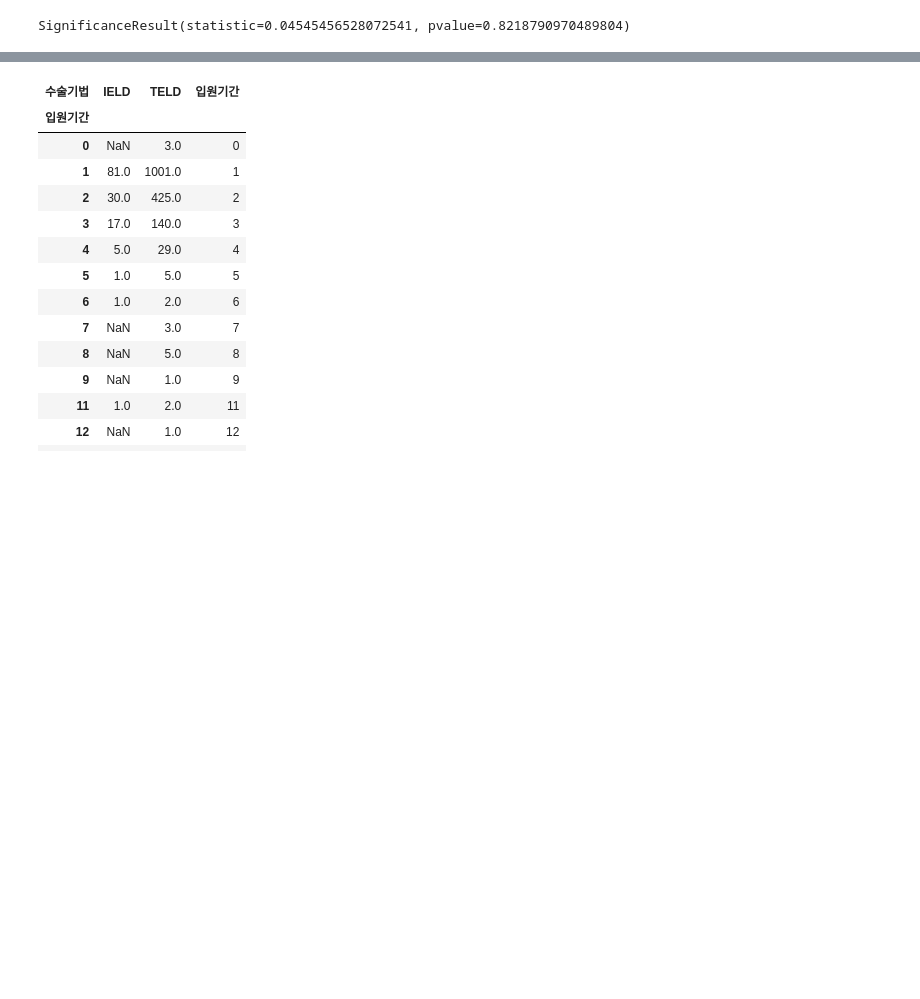
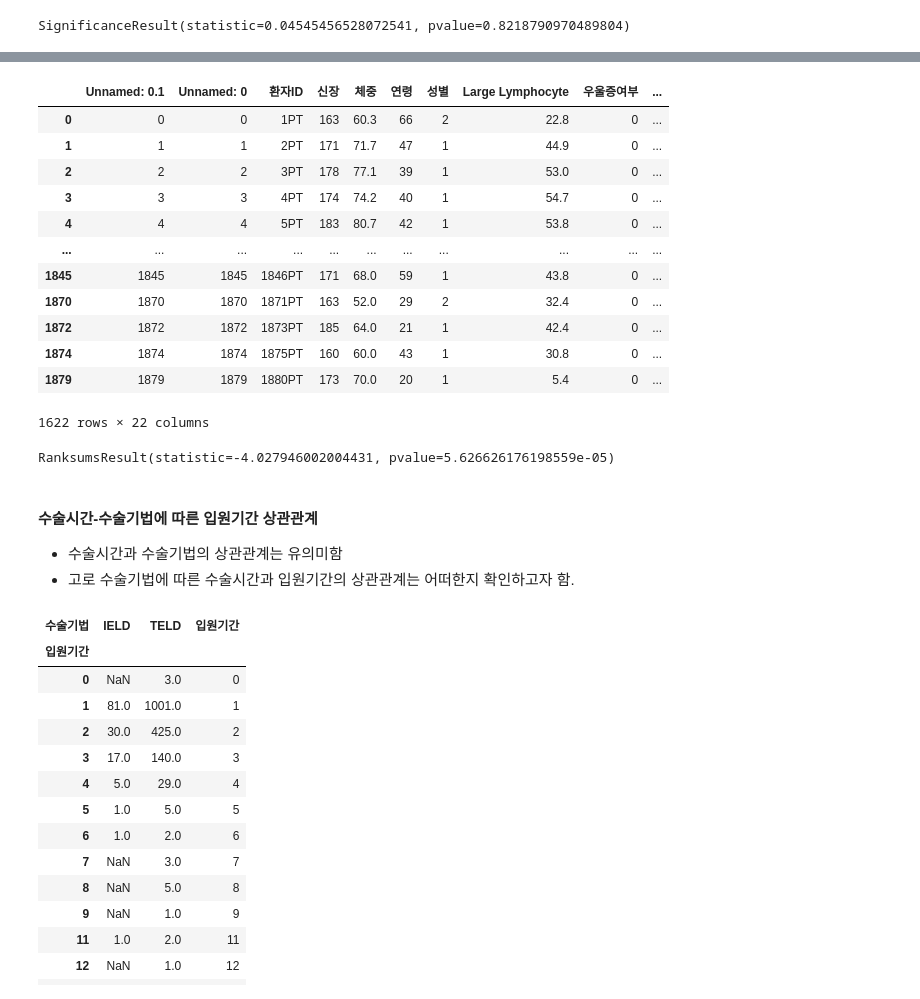
Before and after one commit to KKKKKIKKKK/toy_data_analysiss, a Jupyter notebook: codes/CDA/RecurrenceOfSurgery_CDA_SA.ipynb, the cells around one changed output, grey strips where cells are left out. Drawn from its saved outputs; the diff is of its cells as text; code cells hidden in the pictures; blank space fills up the shorter version.

```diff
--- a/codes/CDA/RecurrenceOfSurgery_CDA_SA.ipynb
+++ b/codes/CDA/RecurrenceOfSurgery_CDA_SA.ipynb
@@ -558,3 +572,31 @@ SignificanceResult(statistic=0.04545456528072541, pvalue=0.8218790970489804)
+# %%
+df_ROSF_TELD = df_ROSF_drop[(df_ROSF_drop['수술기법'] == 'TELD')]
+df_ROSF_IELD = df_ROSF_drop[(df_ROSF_drop['수술기법'] == 'IELD')]
+# %%
+df_ROSF_TELD
+# %% [output]
+|  | Unnamed: 0.1 | Unnamed: 0 | 환자ID | 신장 | 체중 | 연령 | 성별 | Large Lymphocyte | 우울증여부 | ... |
+| 0 | 0 | 0 | 1PT | 163 | 60.3 | 66 | 2 | 22.8 | 0 | ... |
+| 1 | 1 | 1 | 2PT | 171 | 71.7 | 47 | 1 | 44.9 | 0 | ... |
+| 2 | 2 | 2 | 3PT | 178 | 77.1 | 39 | 1 | 53.0 | 0 | ... |
+| 3 | 3 | 3 | 4PT | 174 | 74.2 | 40 | 1 | 54.7 | 0 | ... |
+| 4 | 4 | 4 | 5PT | 183 | 80.7 | 42 | 1 | 53.8 | 0 | ... |
+| ... | ... | ... | ... | ... | ... | ... | ... | ... | ... | ... |
+| 1845 | 1845 | 1845 | 1846PT | 171 | 68.0 | 59 | 1 | 43.8 | 0 | ... |
+| 1870 | 1870 | 1870 | 1871PT | 163 | 52.0 | 29 | 2 | 32.4 | 0 | ... |
+| 1872 | 1872 | 1872 | 1873PT | 185 | 64.0 | 21 | 1 | 42.4 | 0 | ... |
+| 1874 | 1874 | 1874 | 1875PT | 160 | 60.0 | 43 | 1 | 30.8 | 0 | ... |
+| 1879 | 1879 | 1879 | 1880PT | 173 | 70.0 | 20 | 1 | 5.4 | 0 | ... |
+1622 rows × 22 columns
+# %%
+stats.ranksums(df_ROSF_TELD['수술시간'], df_ROSF_IELD['수술시간'])
+# 0.0000563  유의미함.
+# %% [output]
+RanksumsResult(statistic=-4.027946002004431, pvalue=5.626626176198559e-05)
+# %% [markdown]
+#### 수술시간-수술기법에 따른 입원기간 상관관계
+- 수술시간과 수술기법의 상관관계는 유의미함
+- 고로 수술기법에 따른 수술시간과 입원기간의 상관관계는 어떠한지 확인하고자 함.
 # %%
 df_ROSF_pivot=pd.pivot_table(df_ROSF_drop, index='입원기간', columns='수술기법', values='수술시간',aggfunc='count')
 # %%
```
Also changed, not shown: parts of 11 cells of this notebook, 10 other files.
